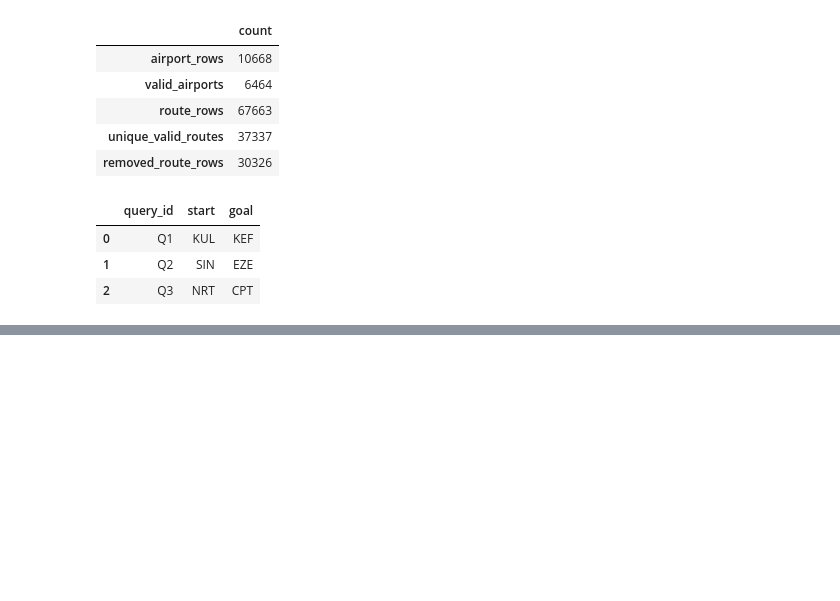
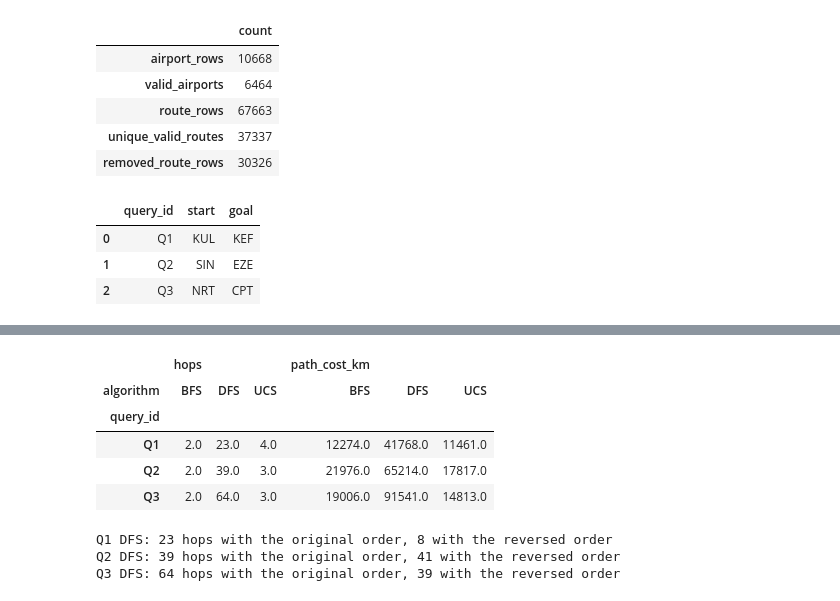
Before and after one commit to danishd2809/UTP-ARTIFICIAL-INTELLIGENCE, a Jupyter notebook: all_experiments/lab01_search_foundations_worked-.ipynb, the cells around one changed output, grey strips where cells are left out. Drawn from its saved outputs; the diff is of its cells as text; code cells hidden in the pictures; blank space fills up the shorter version.

```diff
--- a/all_experiments/lab01_search_foundations_worked-.ipynb
+++ b/all_experiments/lab01_search_foundations_worked-.ipynb
@@ -34,0 +83,17 @@ display(queries)
+# %%
+display(metrics.pivot(index="query_id", columns="algorithm", values=["hops", "path_cost_km"]).round(0))
+reversed_graph = {airport: neighbours[::-1] for airport, neighbours in graph.items()}
+for query in queries.itertuples():
+    original = dfs(graph, query.start, query.goal).hops
+    reordered = dfs(reversed_graph, query.start, query.goal).hops
+    print(f"{query.query_id} DFS: {original} hops with the original order, {reordered} with the reversed order")
+# %% [output]
+|  | hops |  |  | path_cost_km |  |  |
+| algorithm | BFS | DFS | UCS | BFS | DFS | UCS |
+| query_id |  |  |  |  |  |  |
+| Q1 | 2.0 | 23.0 | 4.0 | 12274.0 | 41768.0 | 11461.0 |
+| Q2 | 2.0 | 39.0 | 3.0 | 21976.0 | 65214.0 | 17817.0 |
+| Q3 | 2.0 | 64.0 | 3.0 | 19006.0 | 91541.0 | 14813.0 |
+Q1 DFS: 23 hops with the original order, 8 with the reversed order
+Q2 DFS: 39 hops with the original order, 41 with the reversed order
+Q3 DFS: 64 hops with the original order, 39 with the reversed order
```
Also changed, not shown: parts of 6 cells of this notebook, 4 other files.
